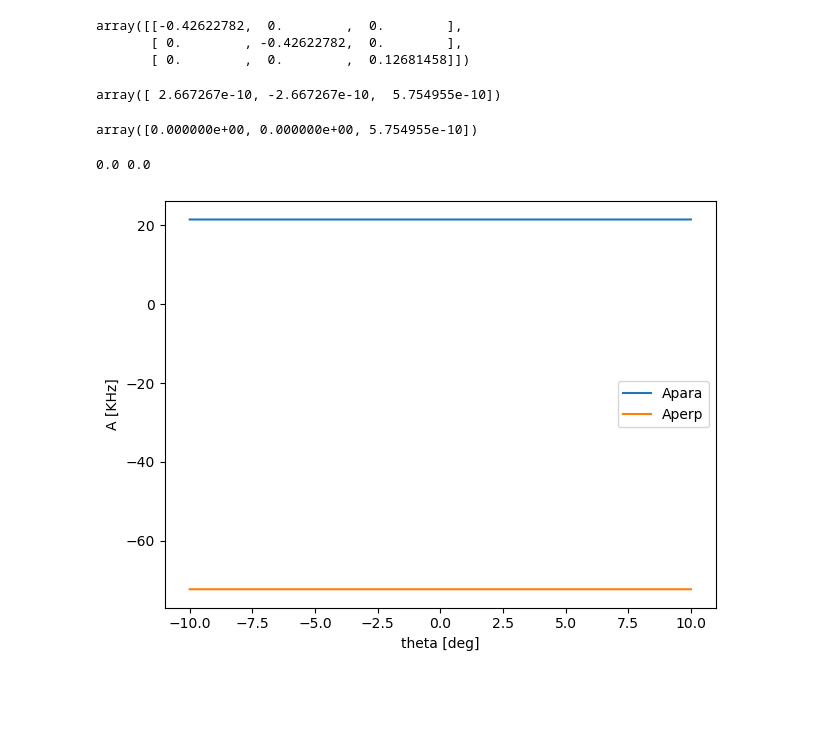
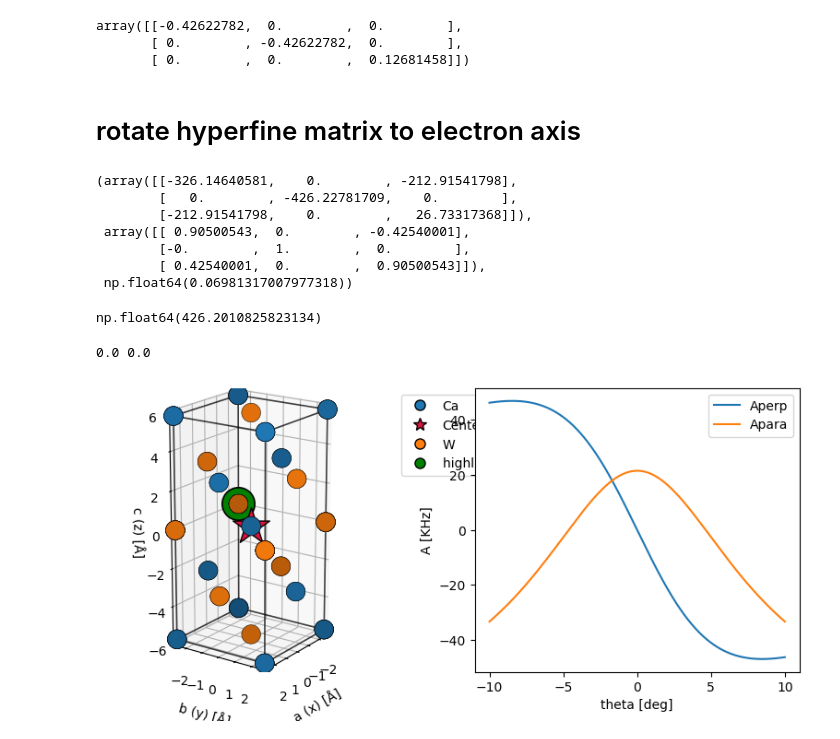
Before and after one commit to leonmyk/Spectroscopy_Hamiltonian_fitter-, a Jupyter notebook: A_plotter.ipynb, the cells around one changed output. Saved outputs shown, nothing was run; the diff lists cells and outputs as text; code cells hidden in the pictures; blank space fills up the shorter version.

```diff
--- a/A_plotter.ipynb
+++ b/A_plotter.ipynb
@@ -56,22 +56,33 @@ Hyperfine_tensor
 array([[-0.42622782,  0.        ,  0.        ],
        [ 0.        , -0.42622782,  0.        ],
        [ 0.        ,  0.        ,  0.12681458]])
-# %%
-Ca_atomes['xyz'][7]*[1,1,-1]*1e-10
-# %% [output]
-array([ 2.667267e-10, -2.667267e-10,  5.754955e-10])
+# %% [markdown]
+# rotate hyperfine matrix to electron axis
 # %%
-r_niobium
+theta = np.deg2rad(4)
+B_direction = np.array([np.sin(theta),0,np.cos(theta)])
+R = Get_nuc_to_elec_rotation(g_Er, B_direction)
+Hyperfine_tensor_rot = R @ Hyperfine_tensor @ R.T
+
+Hyperfine_tensor_rot*1e3,R,theta
 # %% [output]
-array([0.000000e+00, 0.000000e+00, 5.754955e-10])
+(array([[-326.14640581,    0.        , -212.91541798],
+        [   0.        , -426.22781709,    0.        ],
+        [-212.91541798,    0.        ,   26.73317368]]),
+ array([[ 0.90500543,  0.        , -0.42540001],
+        [-0.        ,  1.        ,  0.        ],
+        [ 0.42540001,  0.        ,  0.90500543]]),
+ np.float64(0.06981317007977318))
+# %%
+np.sqrt(426.15170399**2 + 6.48752501**2)
+# %% [output]
+np.float64(426.2010825823134)
 # %%
-
-
 thetas =  0 /360*2*np.pi + np.linspace(-10,10,10000)*np.pi/180
-index= 8
+index= 12
 b0 = 436.917
 # Plot_hyperFine_for_site(thetas,b0,W_atomes['xyz'][index] * 1e-10,atome='W',site_index=index)
-Plot_hyperFine_for_site(thetas,b0,r_niobium,atome='W',site_index=index)
+Plot_hyperFine_for_site(thetas,b0,r_niobium,atome='W',site_index=index,Crystal_atoms=Crystal_atoms)
 # %% [output]
 0.0 0.0
-[figure, old version]
+[figure, new version]
```
Also changed, not shown: parts of 5 cells of this notebook, 3 other files.
